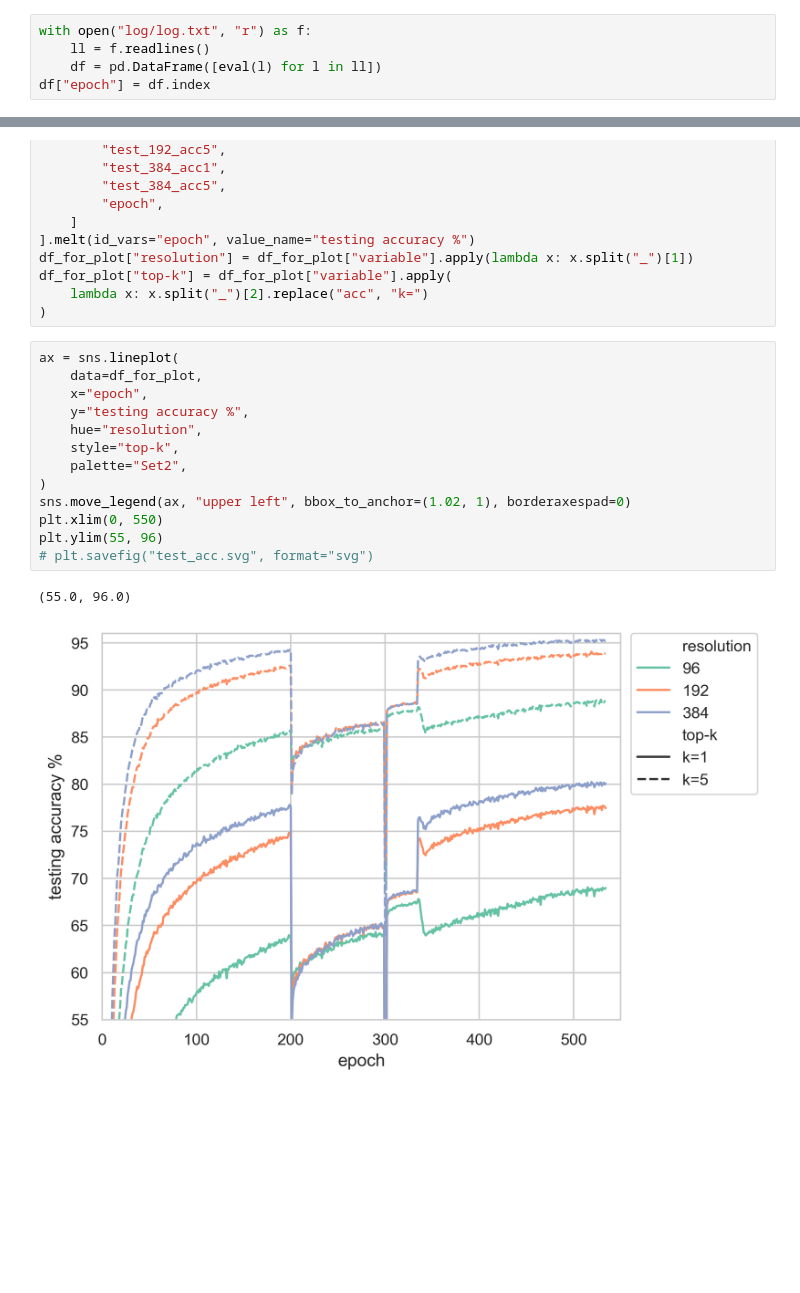
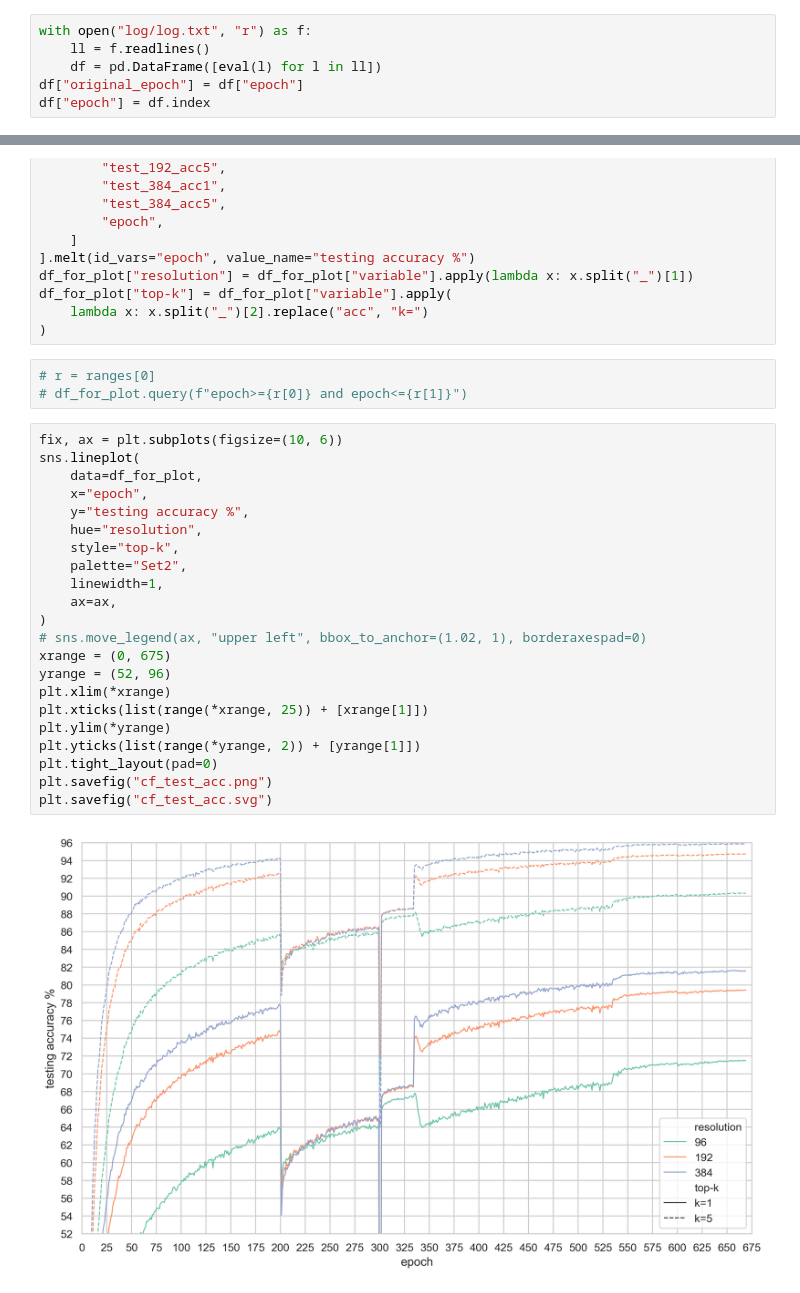
Before and after one commit to JER-ry/CF-ViT, a Jupyter notebook: test_acc_plot.ipynb, the cells around one changed output, grey strips where cells are left out. Cells and saved outputs as stored; diff of their text form; blank space fills up the shorter version.

```diff
--- a/test_acc_plot.ipynb
+++ b/test_acc_plot.ipynb
@@ -14,4 +15,5 @@ plt.rcParams.update(
 with open("log/log.txt", "r") as f:
     ll = f.readlines()
     df = pd.DataFrame([eval(l) for l in ll])
+df["original_epoch"] = df["epoch"]
 df["epoch"] = df.index
@@ -31,19 +47,30 @@ df_for_plot["resolution"] = df_for_plot["variable"].apply(lambda x: x.split("_")
 df_for_plot["top-k"] = df_for_plot["variable"].apply(
     lambda x: x.split("_")[2].replace("acc", "k=")
 )
+# %%
+# r = ranges[0]
+# df_for_plot.query(f"epoch>={r[0]} and epoch<={r[1]}")
 # %%
-ax = sns.lineplot(
+fix, ax = plt.subplots(figsize=(10, 6))
+sns.lineplot(
     data=df_for_plot,
     x="epoch",
     y="testing accuracy %",
     hue="resolution",
     style="top-k",
     palette="Set2",
+    linewidth=1,
+    ax=ax,
 )
-sns.move_legend(ax, "upper left", bbox_to_anchor=(1.02, 1), borderaxespad=0)
-plt.xlim(0, 550)
-plt.ylim(55, 96)
-# plt.savefig("test_acc.svg", format="svg")
+# sns.move_legend(ax, "upper left", bbox_to_anchor=(1.02, 1), borderaxespad=0)
+xrange = (0, 675)
+yrange = (52, 96)
+plt.xlim(*xrange)
+plt.xticks(list(range(*xrange, 25)) + [xrange[1]])
+plt.ylim(*yrange)
+plt.yticks(list(range(*yrange, 2)) + [yrange[1]])
+plt.tight_layout(pad=0)
+plt.savefig("cf_test_acc.png")
+plt.savefig("cf_test_acc.svg")
 # %% [output]
-(55.0, 96.0)
-[figure, old version]
+[figure, new version]
```
Also changed, not shown: parts of 6 cells of this notebook, 21 other files.
